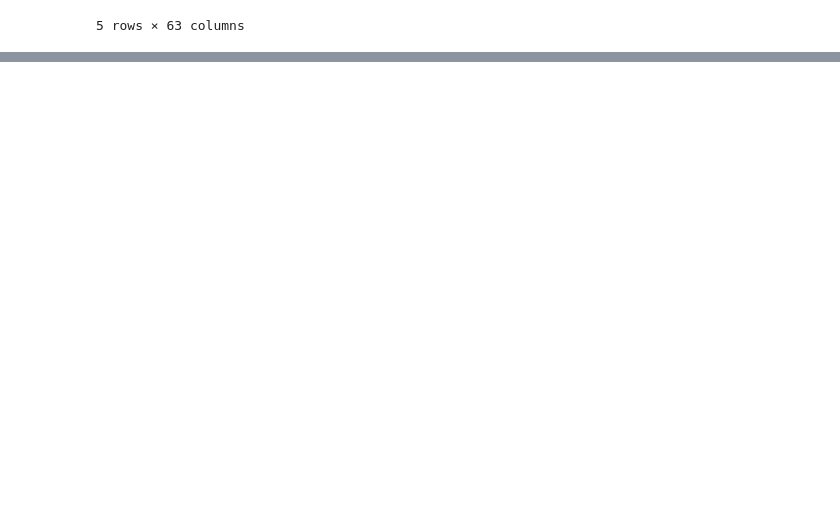
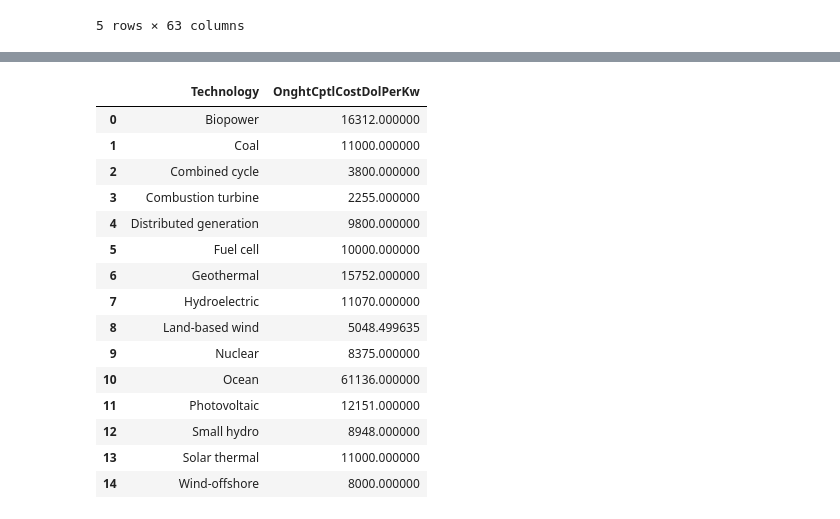
Before and after one commit to CFD-UTSA/EnergyGeneration, a Jupyter notebook: Final_Project_Draft.ipynb, the cells around one changed output, grey strips where cells are left out. Saved outputs shown, nothing was run; the diff lists cells and outputs as text; code cells hidden in the pictures; blank space fills up the shorter version.

```diff
--- a/Final_Project_Draft.ipynb
+++ b/Final_Project_Draft.ipynb
@@ -59,0 +151,4 @@ False
+# %%
+# Technologies with Overnight Capital Cost values
+OCC = newdata.dropna(subset = ['OnghtCptlCostDolPerKw'])
+OCC['Technology'].unique().tolist()
@@ -59,0 +198,20 @@ False
+# %%
+# Find max of OCC
+OCC.groupby('Technology',as_index=False)['OnghtCptlCostDolPerKw'].max()
+# %% [output]
+|  | Technology | OnghtCptlCostDolPerKw |
+| 0 | Biopower | 16312.000000 |
+| 1 | Coal | 11000.000000 |
+| 2 | Combined cycle | 3800.000000 |
+| 3 | Combustion turbine | 2255.000000 |
+| 4 | Distributed generation | 9800.000000 |
+| 5 | Fuel cell | 10000.000000 |
+| 6 | Geothermal | 15752.000000 |
+| 7 | Hydroelectric | 11070.000000 |
+| 8 | Land-based wind | 5048.499635 |
+| 9 | Nuclear | 8375.000000 |
+| 10 | Ocean | 61136.000000 |
+| 11 | Photovoltaic | 12151.000000 |
+| 12 | Small hydro | 8948.000000 |
+| 13 | Solar thermal | 11000.000000 |
+| 14 | Wind-offshore | 8000.000000 |
```
Also changed, not shown: parts of 29 cells of this notebook.
